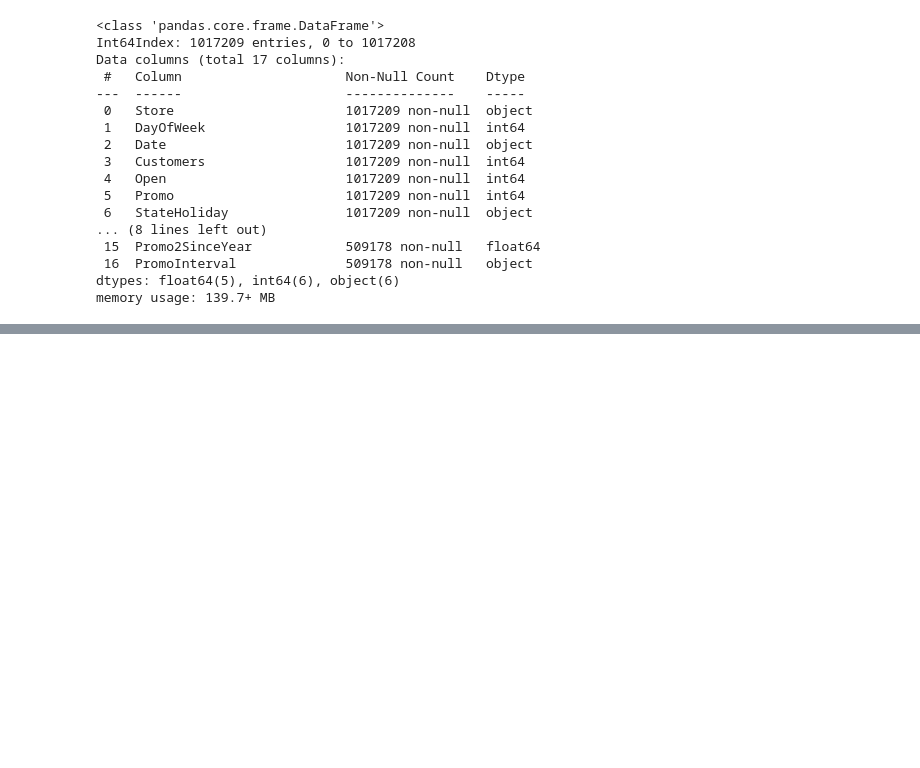
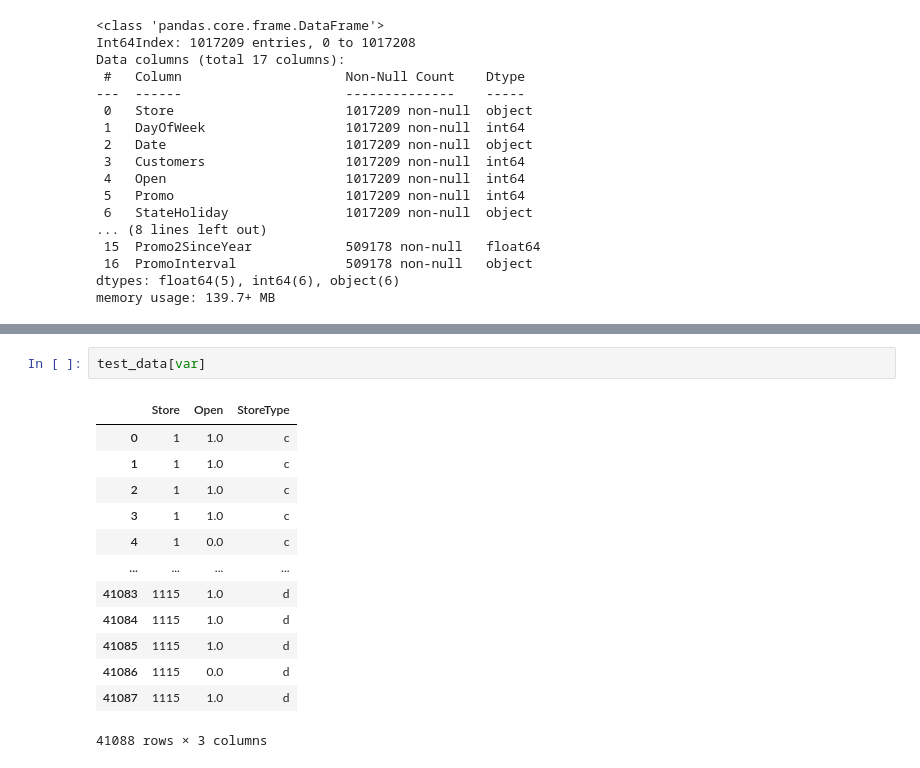
Before and after one commit to suvkp/Cat2Emb, a Jupyter notebook: EDA.ipynb, the cells around one changed output, grey strips where cells are left out. Saved outputs shown, nothing was run; the diff lists cells and outputs as text; blank space fills up the shorter version.

```diff
--- a/EDA.ipynb
+++ b/EDA.ipynb
@@ -201,0 +259,16 @@ TypeError: get_input_at() missing 1 required positional argument: 'node_index'
+# %%
+test_data[var]
+# %% [output]
+|  | Store | Open | StoreType |
+| 0 | 1 | 1.0 | c |
+| 1 | 1 | 1.0 | c |
+| 2 | 1 | 1.0 | c |
+| 3 | 1 | 1.0 | c |
+| 4 | 1 | 0.0 | c |
+| ... | ... | ... | ... |
+| 41083 | 1115 | 1.0 | d |
+| 41084 | 1115 | 1.0 | d |
+| 41085 | 1115 | 1.0 | d |
+| 41086 | 1115 | 0.0 | d |
+| 41087 | 1115 | 1.0 | d |
+41088 rows × 3 columns
```
Also changed, not shown: parts of 20 cells of this notebook, 1 other file.
